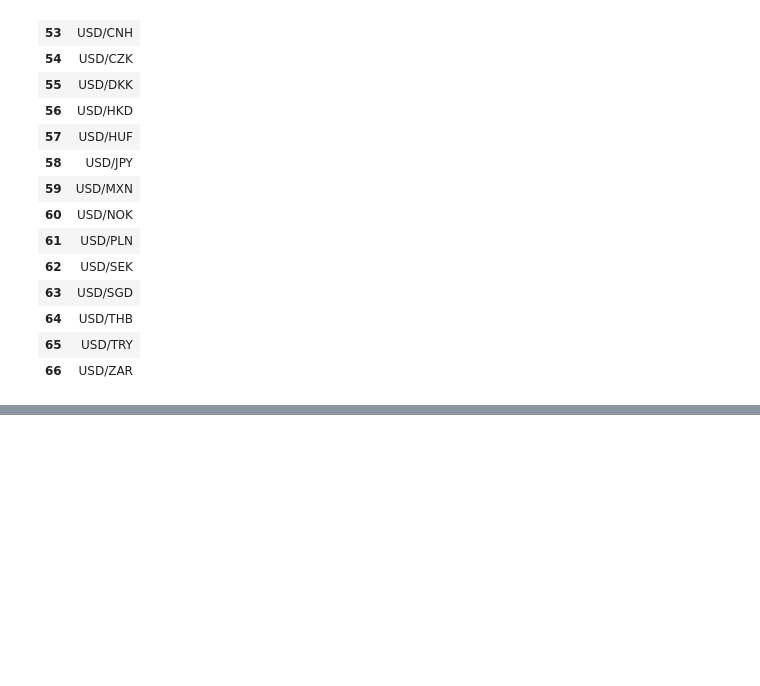
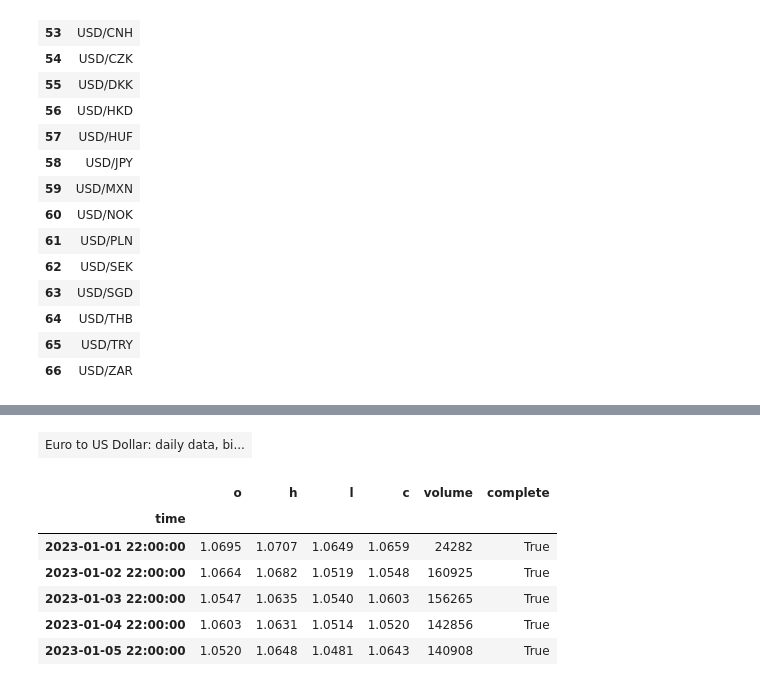
Before and after one commit to EvanMarie/udemy_finance_data, a Jupyter notebook: udemy_finance_part_four.ipynb, the cells around one changed output, grey strips where cells are left out. Saved outputs shown, nothing was run; the diff lists cells and outputs as text; code cells hidden in the pictures; blank space fills up the shorter version.

```diff
--- a/udemy_finance_part_four.ipynb
+++ b/udemy_finance_part_four.ipynb
@@ -134,0 +185,15 @@ multi([(instruments.iloc[0:17], '1'),
+# %%
+pretty('Euro to US Dollar: daily data, bid prices')
+api.get_history('EUR_USD',
+				'2023-01-01',
+			    '2023-02-01',
+				'D', 'B').head(5).style.format(precision = 4)
+# %% [output]
+| Euro to US Dollar: daily data, bi... |
+|  | o | h | l | c | volume | complete |
+| time |  |  |  |  |  |  |
+| 2023-01-01 22:00:00 | 1.0695 | 1.0707 | 1.0649 | 1.0659 | 24282 | True |
+| 2023-01-02 22:00:00 | 1.0664 | 1.0682 | 1.0519 | 1.0548 | 160925 | True |
+| 2023-01-03 22:00:00 | 1.0547 | 1.0635 | 1.0540 | 1.0603 | 156265 | True |
+| 2023-01-04 22:00:00 | 1.0603 | 1.0631 | 1.0514 | 1.0520 | 142856 | True |
+| 2023-01-05 22:00:00 | 1.0520 | 1.0648 | 1.0481 | 1.0643 | 140908 | True |
```
Also changed, not shown: parts of 25 cells of this notebook.
